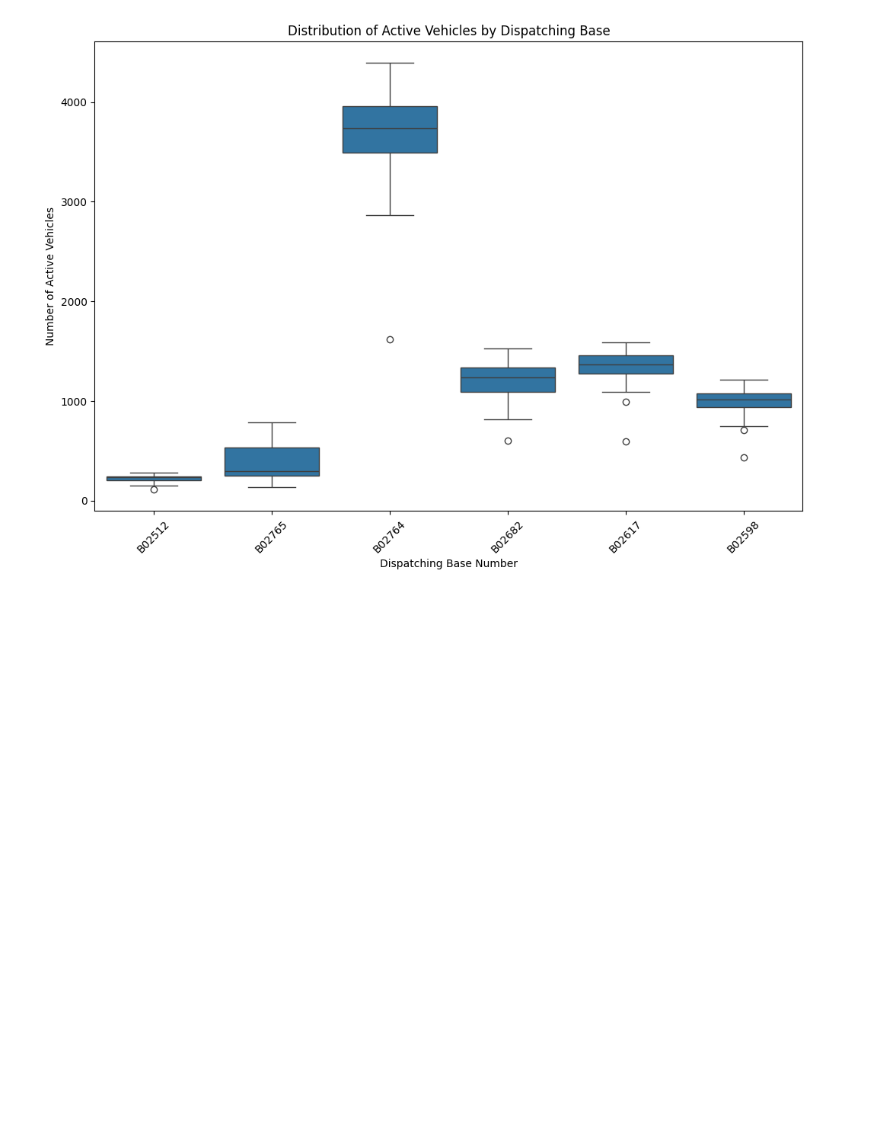
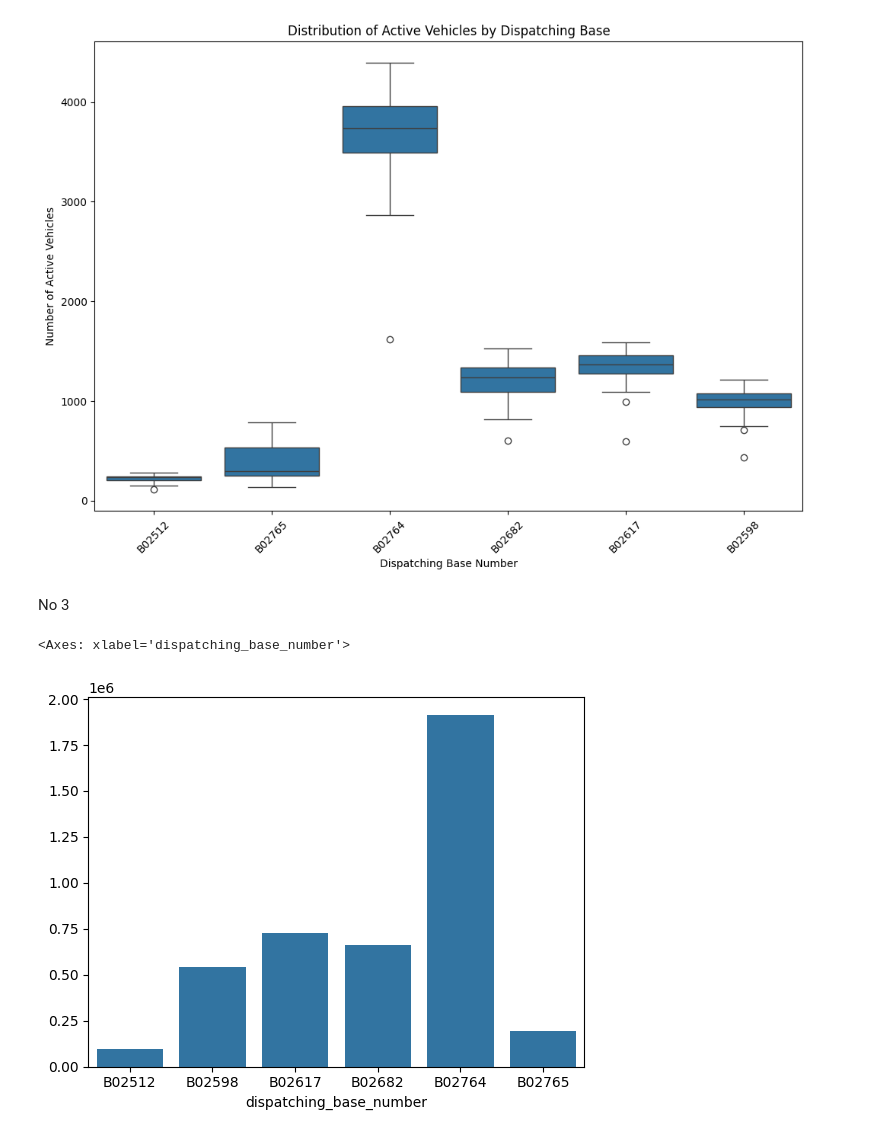
Before and after one commit to agungsuniantara/bootcamp_batch8, a Jupyter notebook: project_pertemuan17.ipynb, the cells around one changed output. Saved outputs shown, nothing was run; the diff lists cells and outputs as text; code cells hidden in the pictures; blank space fills up the shorter version.

```diff
--- a/project_pertemuan17.ipynb
+++ b/project_pertemuan17.ipynb
@@ -161,3 +161,11 @@ plt.ylabel("Number of Active Vehicles")
 # %% [output]
 Text(0, 0.5, 'Number of Active Vehicles')
 [figure]
+# %% [markdown]
+No 3
+# %%
+trip = janfeb.groupby("dispatching_base_number")["trips"].sum()
+sns.barplot(x = trip.index, y = trip.values)
+# %% [output]
+<Axes: xlabel='dispatching_base_number'>
+[figure, added]
```
Also changed, not shown: parts of 1 cell of this notebook.
